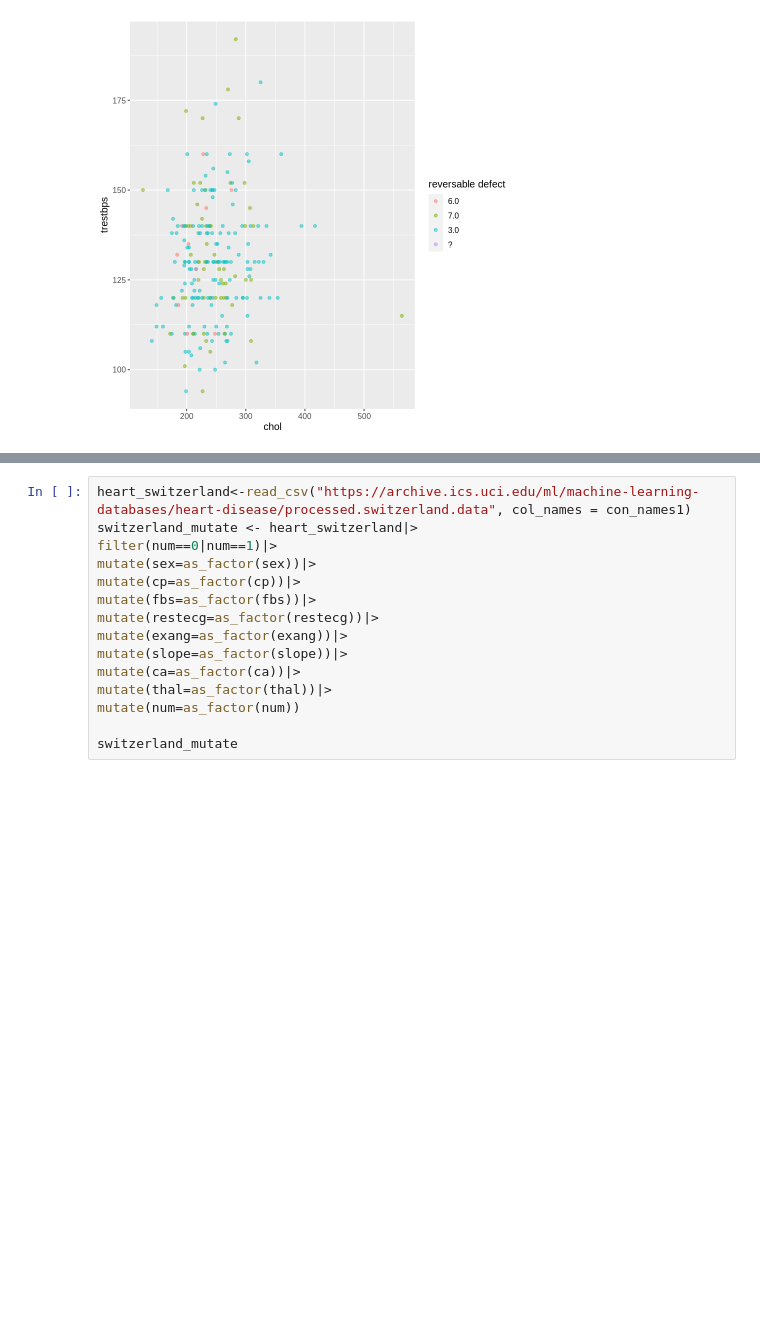
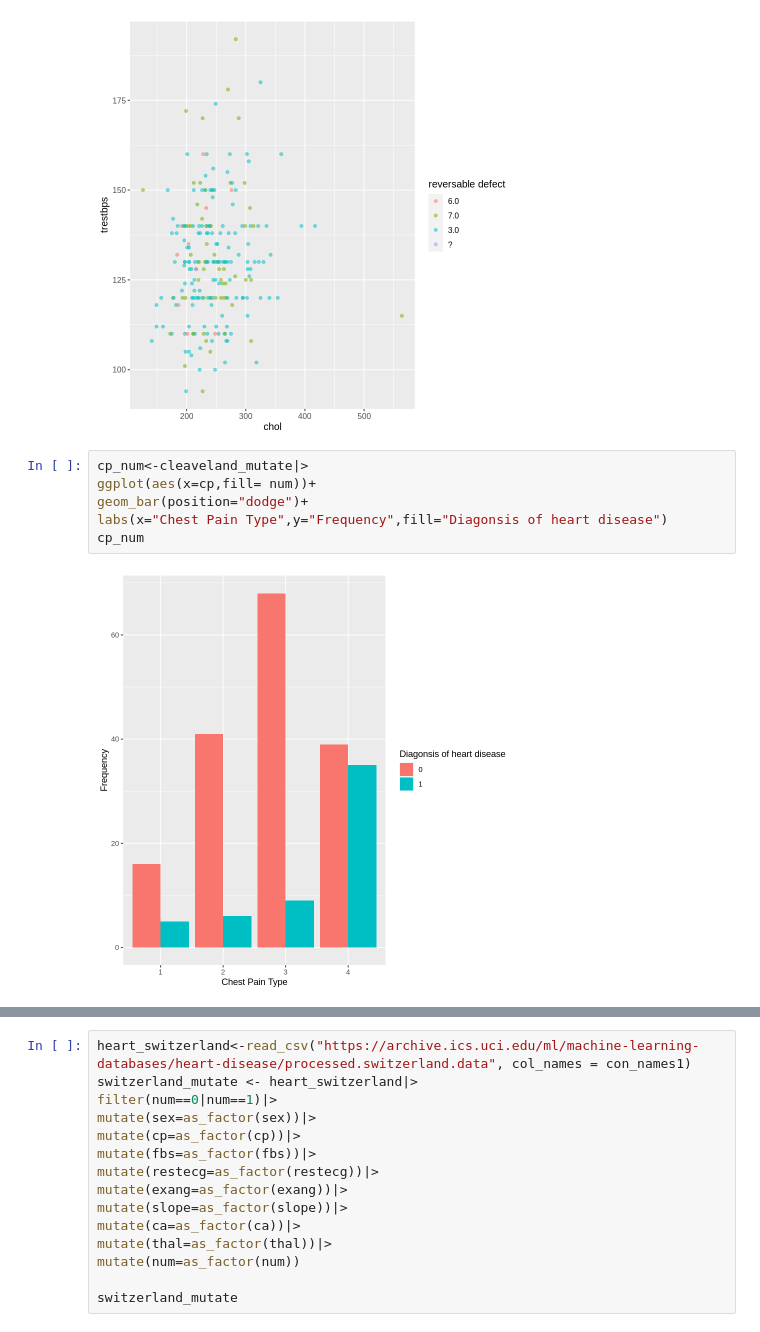
Before and after one commit to justinlook/dsci-100-2022w1-group-10, a Jupyter notebook: 4dataframes.ipynb, the cells around one changed output, grey strips where cells are left out. Drawn from its saved outputs; the diff is of its cells as text; blank space fills up the shorter version.

```diff
--- a/4dataframes.ipynb
+++ b/4dataframes.ipynb
@@ -155,3 +149,11 @@ cleaveland_plot1 <- cleaveland_mutate |>
 cleaveland_plot1
 # %% [output]
 [figure]
+# %%
+cp_num<-cleaveland_mutate|>
+ggplot(aes(x=cp,fill= num))+
+geom_bar(position="dodge")+
+labs(x="Chest Pain Type",y="Frequency",fill="Diagonsis of heart disease")
+cp_num
+# %% [output]
+[figure, added]
```
Also changed, not shown: parts of 4 cells of this notebook.
